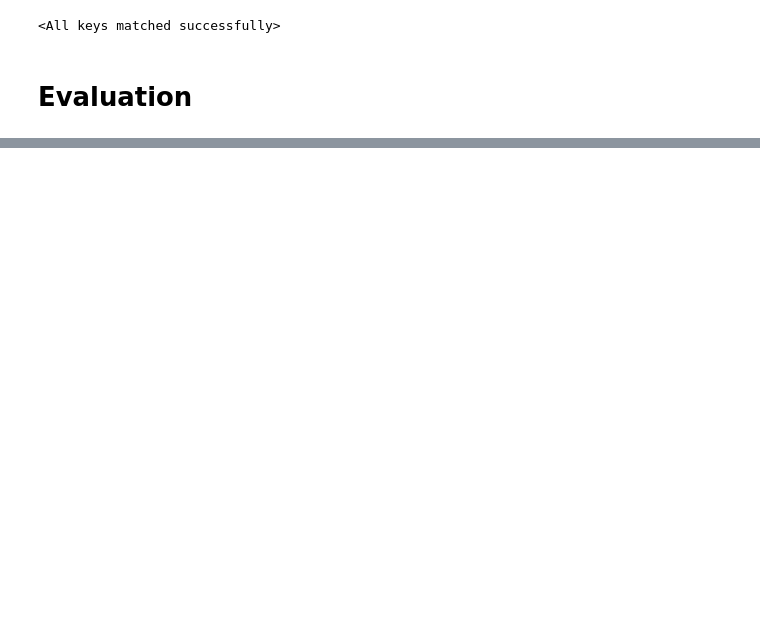
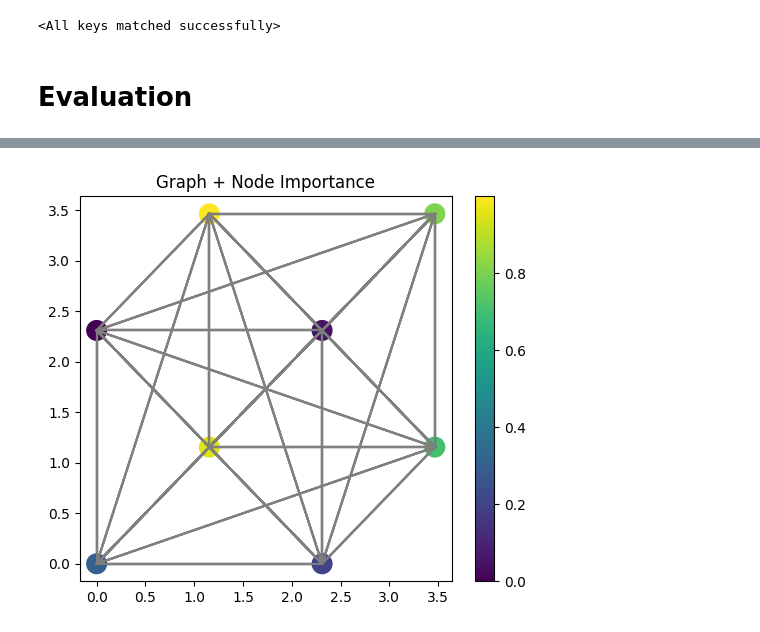
Before and after one commit to RayCharles8/ML-Project, a Jupyter notebook: CGNN.ipynb, the cells around one changed output, grey strips where cells are left out. Cells and saved outputs as stored; diff of their text form; code cells hidden in the pictures; blank space fills up the shorter version.

```diff
--- a/CGNN.ipynb
+++ b/CGNN.ipynb
@@ -1815,0 +899,29 @@ print(
+# %%
+plt.figure(figsize=(6,5))
+
+# edges
+for i in range(edge_index.shape[1]):
+    src = edge_index[0, i]
+    dst = edge_index[1, i]
+
+    plt.plot(
+        [pos_2d[src, 0], pos_2d[dst, 0]],
+        [pos_2d[src, 1], pos_2d[dst, 1]],
+        color='gray',
+        alpha=0.3
+    )
+
+# nodes
+sc = plt.scatter(
+    pos_2d[:, 0],
+    pos_2d[:, 1],
+    c=node_mask,
+    s=200,
+    cmap='viridis'
+)
+
+plt.colorbar(sc)
+plt.title("Graph + Node Importance")
+plt.show()
+# %% [output]
+[figure, added]
```
Also changed, not shown: parts of 66 cells of this notebook.
